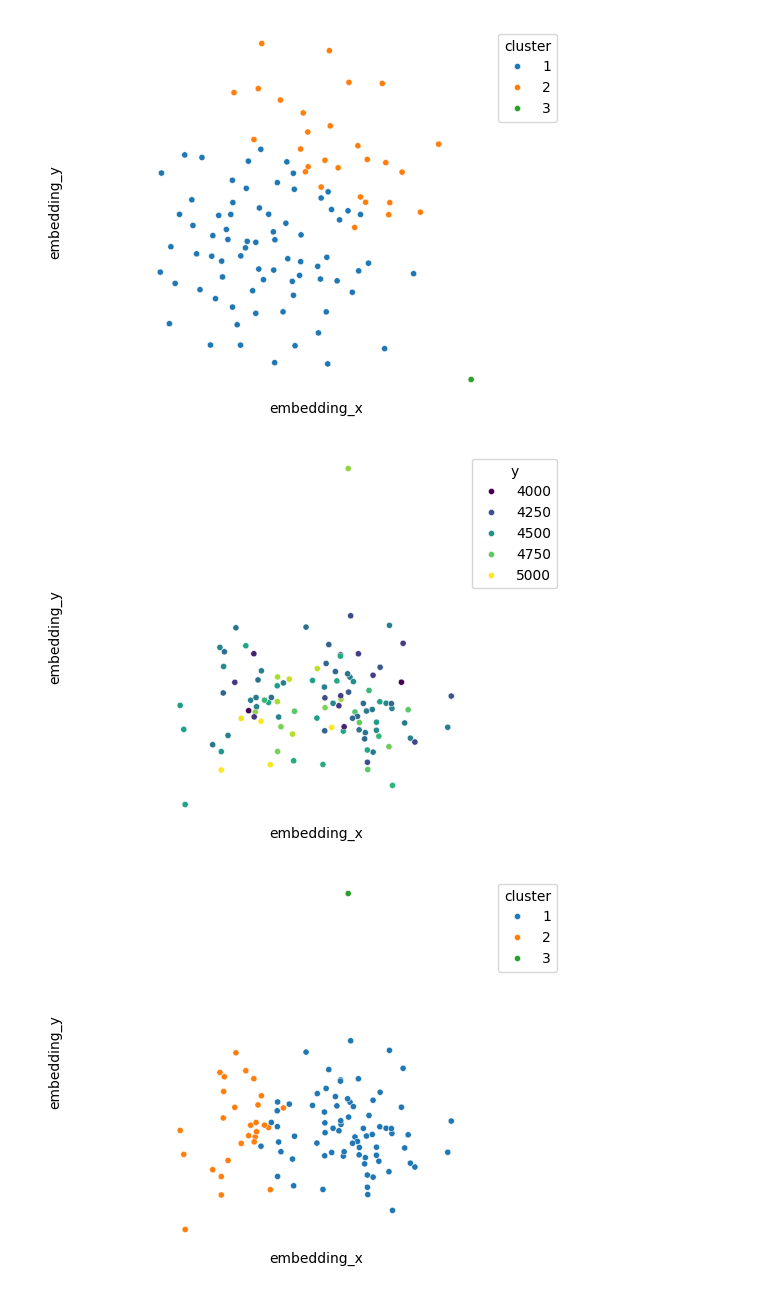
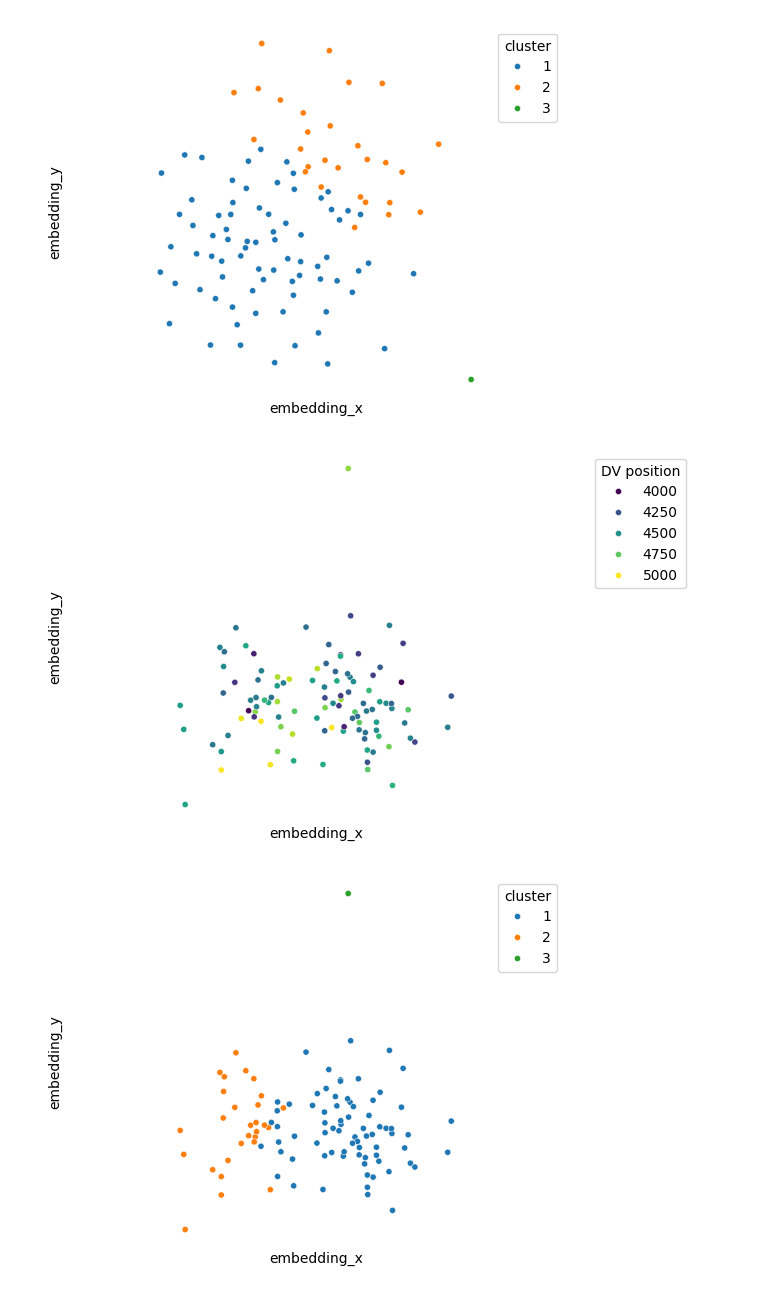
Before and after one commit to AllenNeuralDynamics/LC-somatodendritic-morphology, a Jupyter notebook: code/run_all.ipynb, the cells around one changed output. Cells and saved outputs as stored; diff of their text form; code cells hidden in the pictures.

```diff
--- a/code/run_all.ipynb
+++ b/code/run_all.ipynb
@@ -118,0 +127,4 @@ plt.axis('equal')
+# %%
+proj_df = pd.read_csv("/data/LC Morphology Summary.csv")
+proj_df.index = proj_df["Graph"].str[:-3]
+proj_df.head()
@@ -118,0 +139,3 @@ plt.axis('equal')
+# %%
+soma_df = soma_df.join(proj_df, on="id")
+soma_df.head()
@@ -275,15 +303,17 @@ format_plot()
 # %%
 n_components=100
 model = manifold.MDS(n_components=n_components, dissimilarity="precomputed", random_state=42)
 
 embedding_highd = model.fit_transform(distance_matrix_np)
 embedding = PCA(n_components=2).fit_transform(embedding_highd)
 soma_df[["embedding_x", "embedding_y"]] = embedding
 
 sns.scatterplot(soma_df, x="embedding_x", y="embedding_y", hue="y", palette="viridis", s=20, hue_norm=(4000, 5000))
+# relabel colors
+plt.legend(title="DV position", bbox_to_anchor=(1.05, 1), loc='upper left')
 format_plot()
 # %% [output]
-[figure, old version]
+[figure, new version]
 # %%
 sns.scatterplot(soma_df, x="embedding_x", y="embedding_y", hue="cluster", palette="tab10", s=20, hue_norm=(4000, 5000))
 format_plot()
```
Also changed, not shown: parts of 60 cells of this notebook.
